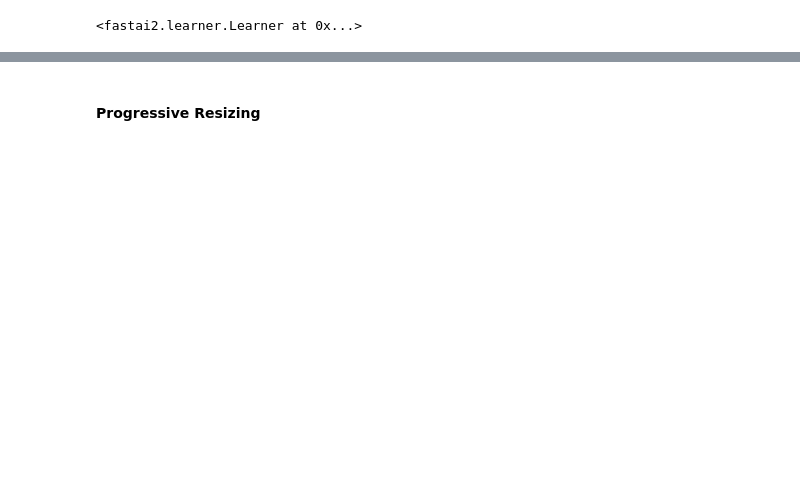
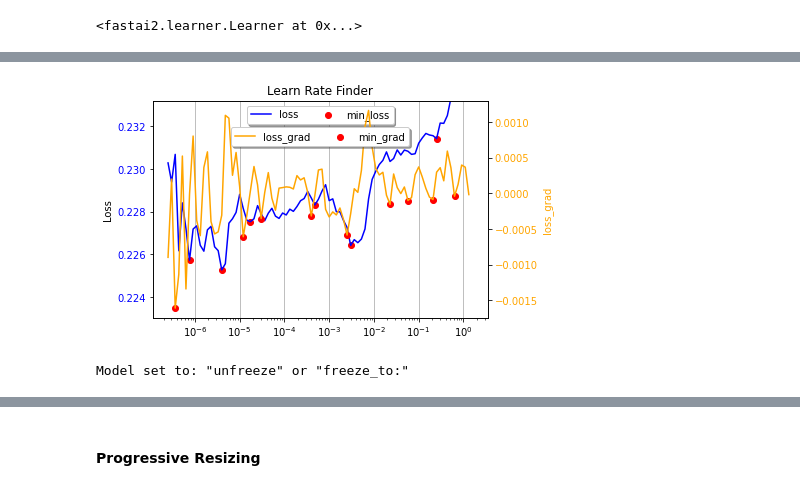
Before and after one commit to jav0927/AI, a Jupyter notebook: Fastai2_SSD_280_GouAug.ipynb, the cells around one changed output, grey strips where cells are left out. Drawn from its saved outputs; the diff is of its cells as text; code cells hidden in the pictures; blank space fills up the shorter version.

```diff
--- a/Fastai2_SSD_280_GouAug.ipynb
+++ b/Fastai2_SSD_280_GouAug.ipynb
@@ -1319,3 +1337,8 @@ learn.load(F'/content/gdrive/My Drive/ssd_unfreeze_3_aug', strict=True)
 <fastai2.learner.Learner at 0x...>
 # %%
 learn.recorder.plot_loss()
+# %%
+learn.unfreeze()
+learn.lr_find( show_plot=False)
+lr =  find_optimal_lr(learn, noise=4)
+# %% [output]
@@ -1321,0 +1346,2 @@ learn.recorder.plot_loss()
+[figure, added]
+Model set to: "unfreeze" or "freeze_to:"
```
Also changed, not shown: parts of 37 cells of this notebook.
